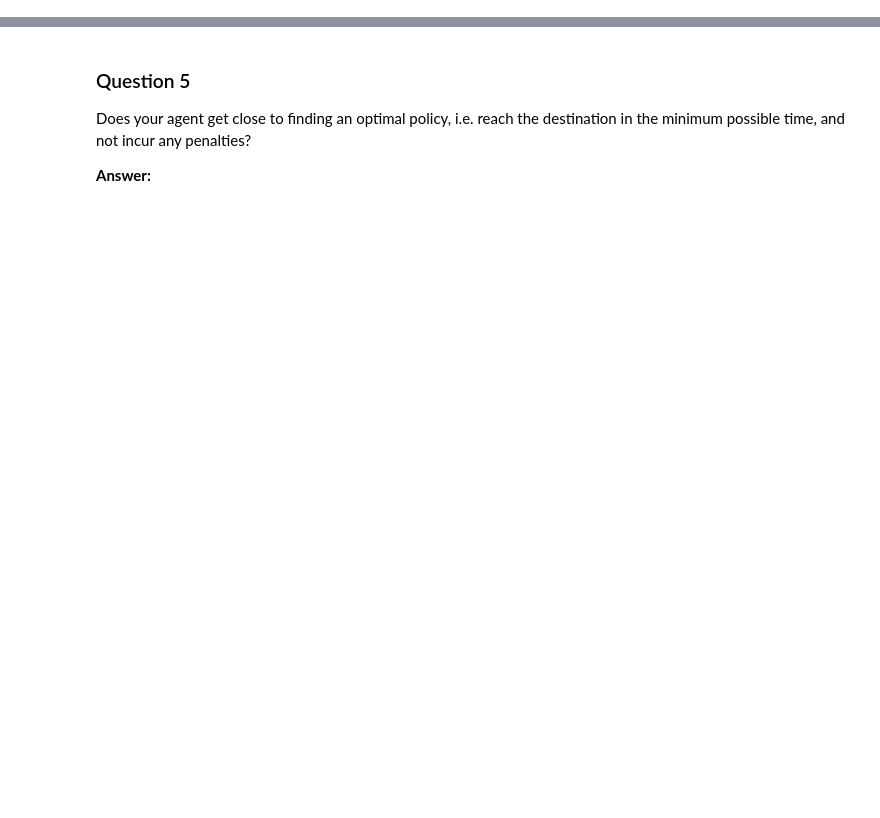
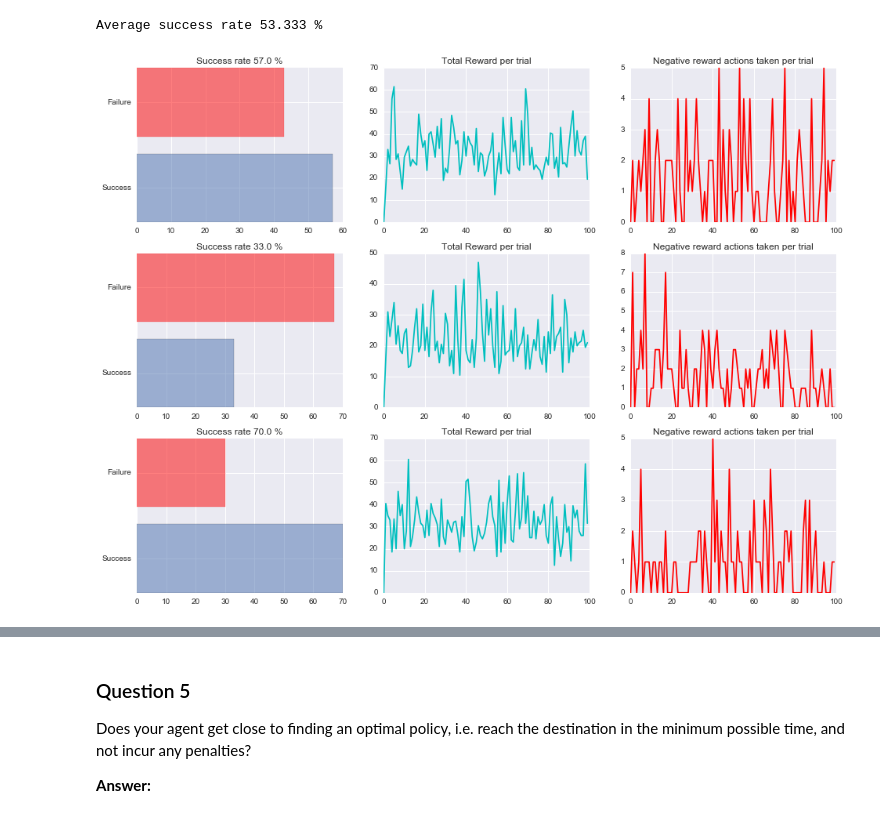
Before and after one commit to thomalm/udacity, a Jupyter notebook: machine-learning-nanodegree/p4-smartcab/smartcab/report.ipynb, the cells around one changed output, grey strips where cells are left out. Drawn from its saved outputs; the diff is of its cells as text; code cells hidden in the pictures; blank space fills up the shorter version.

```diff
--- a/machine-learning-nanodegree/p4-smartcab/smartcab/report.ipynb
+++ b/machine-learning-nanodegree/p4-smartcab/smartcab/report.ipynb
@@ -96,0 +73,7 @@ for i in range(n_rows):
+# %%
+fig = plt.figure(figsize=(16, 4*3))
+
+run_experiment(alpha=0.15, epsilon=0.2, gamma=0.8, selection="epsilon-greedy", n_runs=3, trials=100)
+# %% [output]
+Average success rate 53.333 %
+[figure, added]
```
Also changed, not shown: parts of 15 cells of this notebook, 3 other files.
